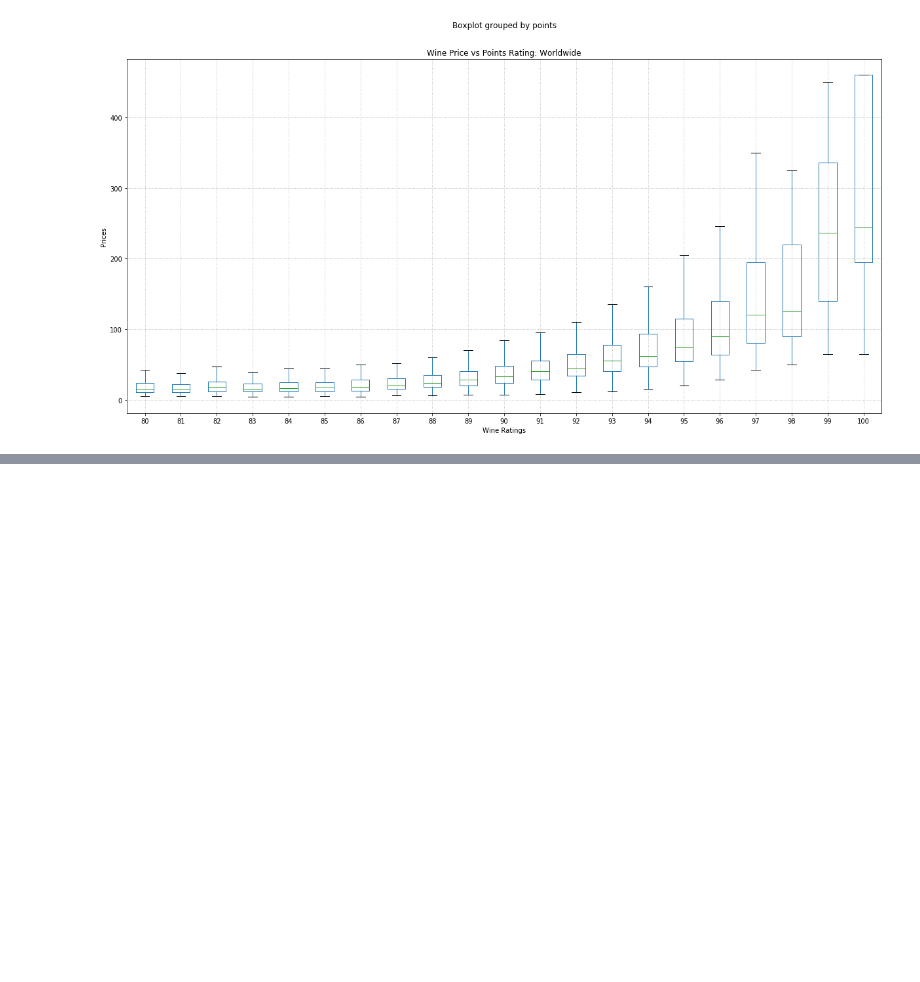
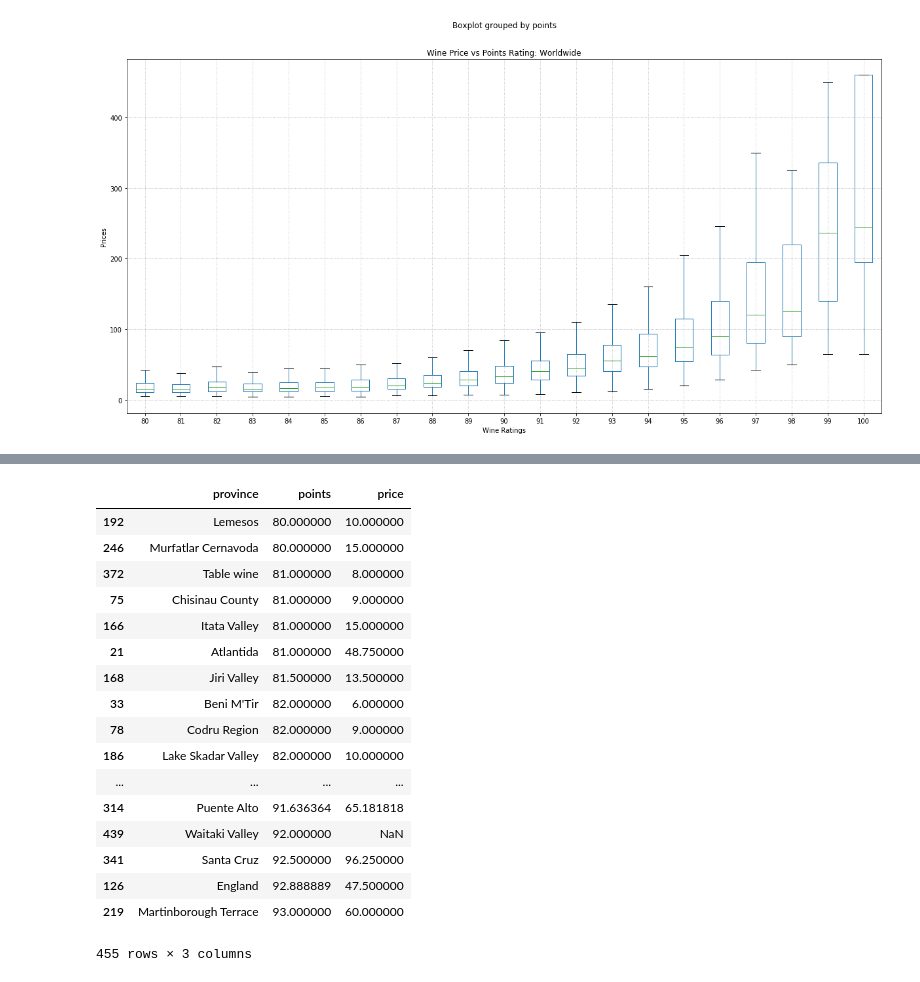
Before and after one commit to kurtheld/Project1_group1, a Jupyter notebook: wine_Kurt.ipynb, the cells around one changed output, grey strips where cells are left out. Drawn from its saved outputs; the diff is of its cells as text; code cells hidden in the pictures; blank space fills up the shorter version.

```diff
--- a/wine_Kurt.ipynb
+++ b/wine_Kurt.ipynb
@@ -157,3 +190,23 @@ wine_PPPro_df = wine_df[wine_df.type == "province"].groupby(["points", "price"])
 # %%
-Wine_PPP_df = wine_df[['province','points','price']].groupby(['province'],as_index=False)
-Wine_PPP_df.mean().sort_values(by=["points","price"],ascending=True)
+#prices sorted by province in ascending order - Kurt
+Wine_PPPro_df = wine_df[['province','points','price']].groupby(['province'],as_index=False)
+Wine_PPPro_df.mean().sort_values(by=["points","price"],ascending=True)
+# %% [output]
+|  | province | points | price |
+| 192 | Lemesos | 80.000000 | 10.000000 |
+| 246 | Murfatlar Cernavoda | 80.000000 | 15.000000 |
+| 372 | Table wine | 81.000000 | 8.000000 |
+| 75 | Chisinau County | 81.000000 | 9.000000 |
+| 166 | Itata Valley | 81.000000 | 15.000000 |
+| 21 | Atlantida | 81.000000 | 48.750000 |
+| 168 | Jiri Valley | 81.500000 | 13.500000 |
+| 33 | Beni M'Tir | 82.000000 | 6.000000 |
+| 78 | Codru Region | 82.000000 | 9.000000 |
+| 186 | Lake Skadar Valley | 82.000000 | 10.000000 |
+| ... | ... | ... | ... |
+| 314 | Puente Alto | 91.636364 | 65.181818 |
+| 439 | Waitaki Valley | 92.000000 | NaN |
+| 341 | Santa Cruz | 92.500000 | 96.250000 |
+| 126 | England | 92.888889 | 47.500000 |
+| 219 | Martinborough Terrace | 93.000000 | 60.000000 |
+455 rows × 3 columns
```
Also changed, not shown: parts of 20 cells of this notebook.
